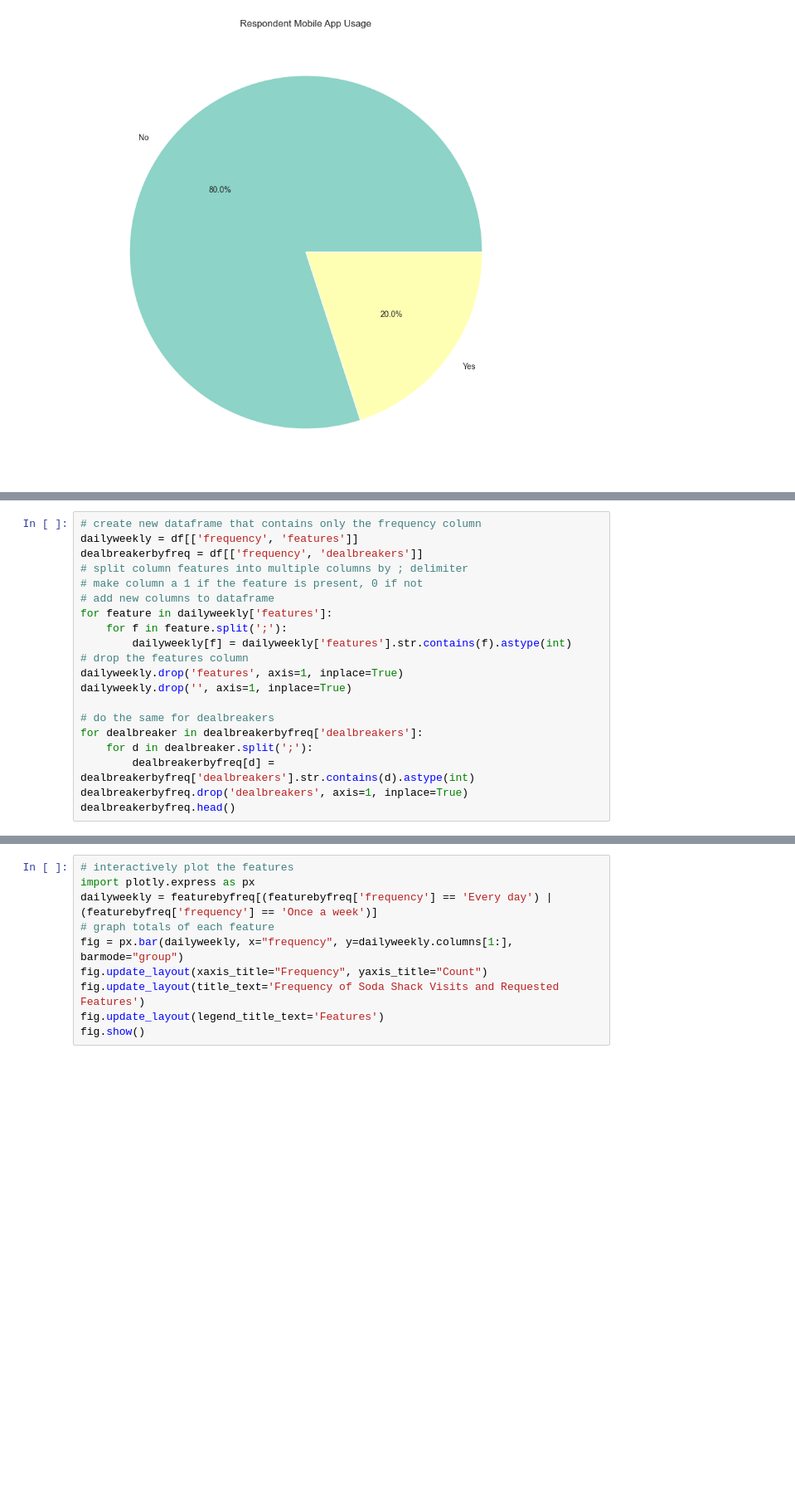
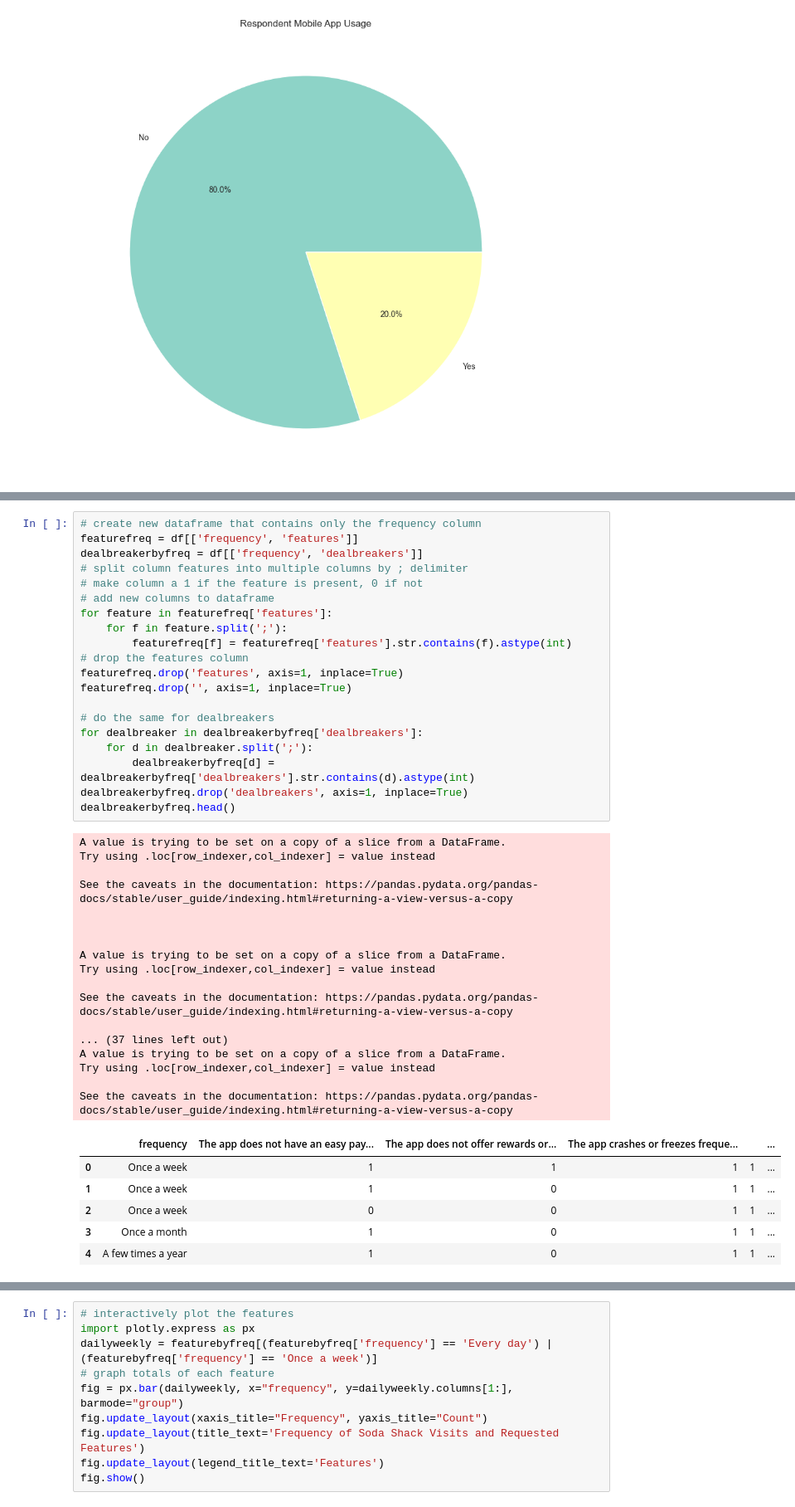
Before and after one commit to Cwighty/soda, a Jupyter notebook: data_analysis/survey.ipynb, the cells around one changed output, grey strips where cells are left out. Shown at 83% size. Cells and saved outputs as stored; diff of their text form; blank space fills up the shorter version.

```diff
--- a/data_analysis/survey.ipynb
+++ b/data_analysis/survey.ipynb
@@ -104,23 +108,47 @@ See the caveats in the documentation: https://pandas.pydata.org/pandas-docs/stab
 # %%
 # create new dataframe that contains only the frequency column
-dailyweekly = df[['frequency', 'features']]
+featurefreq = df[['frequency', 'features']]
 dealbreakerbyfreq = df[['frequency', 'dealbreakers']]
 # split column features into multiple columns by ; delimiter
 # make column a 1 if the feature is present, 0 if not
 # add new columns to dataframe
-for feature in dailyweekly['features']:
+for feature in featurefreq['features']:
     for f in feature.split(';'):
-        dailyweekly[f] = dailyweekly['features'].str.contains(f).astype(int)
+        featurefreq[f] = featurefreq['features'].str.contains(f).astype(int)
 # drop the features column
-dailyweekly.drop('features', axis=1, inplace=True)
-dailyweekly.drop('', axis=1, inplace=True)
+featurefreq.drop('features', axis=1, inplace=True)
+featurefreq.drop('', axis=1, inplace=True)
 
 # do the same for dealbreakers
 for dealbreaker in dealbreakerbyfreq['dealbreakers']:
     for d in dealbreaker.split(';'):
         dealbreakerbyfreq[d] = dealbreakerbyfreq['dealbreakers'].str.contains(d).astype(int)
 dealbreakerbyfreq.drop('dealbreakers', axis=1, inplace=True)
 dealbreakerbyfreq.head()
+# %% [output]
+A value is trying to be set on a copy of a slice from a DataFrame.
+Try using .loc[row_indexer,col_indexer] = value instead
+
+See the caveats in the documentation: https://pandas.pydata.org/pandas-docs/stable/user_guide/indexing.html#returning-a-view-versus-a-copy
+
+
+
+A value is trying to be set on a copy of a slice from a DataFrame.
+Try using .loc[row_indexer,col_indexer] = value instead
+
+See the caveats in the documentation: https://pandas.pydata.org/pandas-docs/stable/user_guide/indexing.html#returning-a-view-versus-a-copy
+
+... (37 lines left out)
+A value is trying to be set on a copy of a slice from a DataFrame.
+Try using .loc[row_indexer,col_indexer] = value instead
+
+See the caveats in the documentation: https://pandas.pydata.org/pandas-docs/stable/user_guide/indexing.html#returning-a-view-versus-a-copy
+|  | frequency | The app does not have an easy pay... | The app does not offer rewards or... | The app crashes or freezes freque... |  | ... |
+| 0 | Once a week | 1 | 1 | 1 | 1 | ... |
+| 1 | Once a week | 1 | 0 | 1 | 1 | ... |
+| 2 | Once a week | 0 | 0 | 1 | 1 | ... |
+| 3 | Once a month | 1 | 0 | 1 | 1 | ... |
+| 4 | A few times a year | 1 | 0 | 1 | 1 | ... |
 # %%
 import matplotlib.pyplot as plt
 import numpy as np
```
Also changed, not shown: parts of 6 cells of this notebook.
